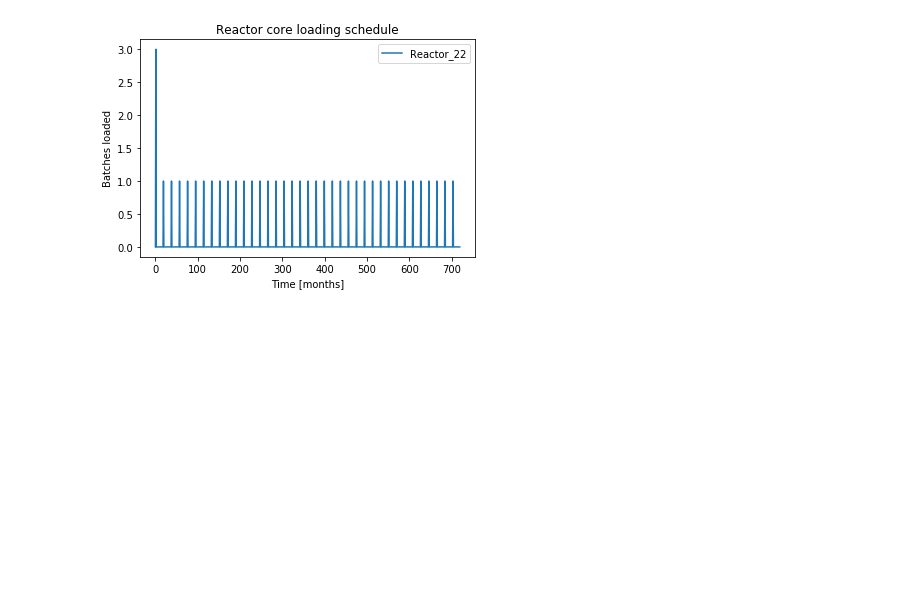
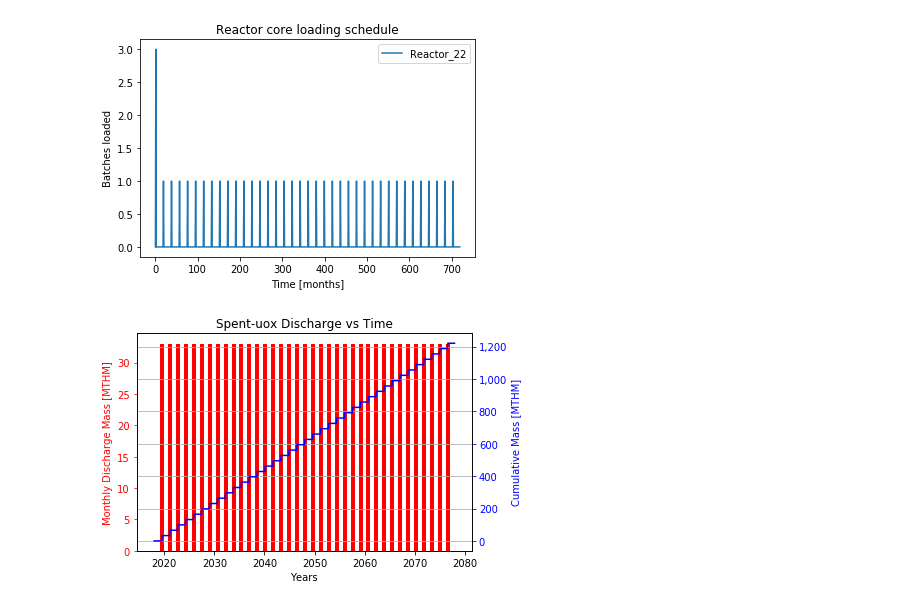
Before and after one commit to pichman2/cyclus-tutorial, a Jupyter notebook: Tutorial_interactive_key.ipynb, the cells around one changed output. Cells and saved outputs as stored; diff of their text form; code cells hidden in the pictures; blank space fills up the shorter version.

```diff
--- a/Tutorial_interactive_key.ipynb
+++ b/Tutorial_interactive_key.ipynb
@@ -842,3 +833,9 @@ plt.show()
 analysis.plot_reactor_events(cur,reactors = [])
 # %% [output]
 [figure]
+# %%
+analysis.plot_commodity(cur,archetype='Sink',facility_commodity=['spent-uox'],is_outflux=False,is_cum=True)
+from IPython.display import Image
+Image(filename='cum_mass_spent-uoxdischarge.png')
+# %% [output]
+[figure, added]
```
Also changed, not shown: parts of 33 cells of this notebook, 2 other files.
